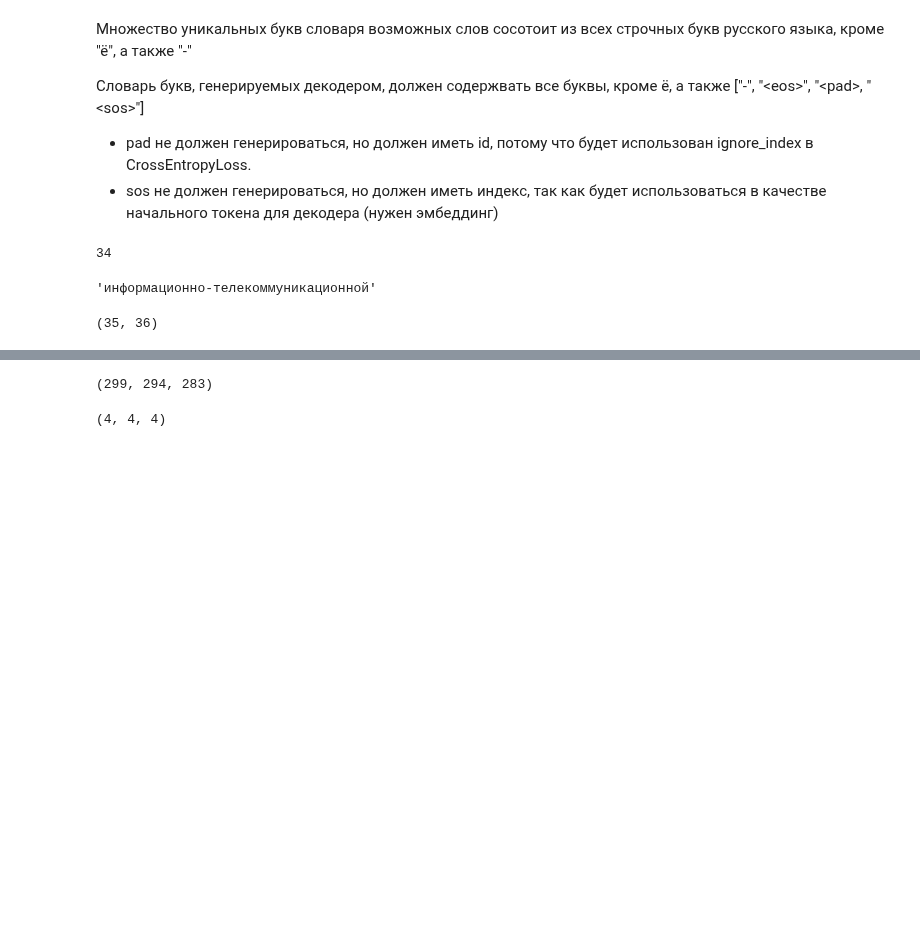
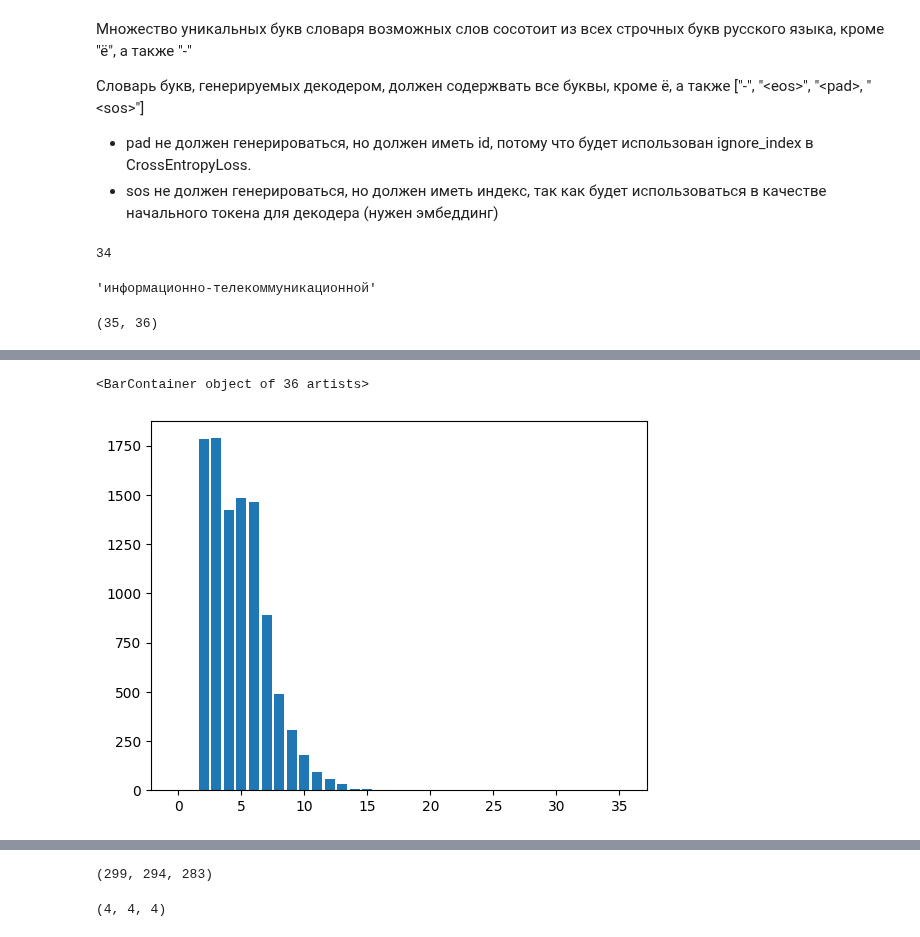
Before and after one commit to proshian/neuroswipe, a Jupyter notebook: src/data_analysis/analysis.ipynb, the cells around one changed output, grey strips where cells are left out. Drawn from its saved outputs; the diff is of its cells as text; code cells hidden in the pictures; blank space fills up the shorter version.

```diff
--- a/src/data_analysis/analysis.ipynb
+++ b/src/data_analysis/analysis.ipynb
@@ -279 +134,6 @@ test_dataset_path = "../../data/data/result_noctx_10k/test.jsonl"
+# %%
+plt.bar(val_word_len_counts.keys(), val_word_len_counts.values(), alpha=0.5, label='val')
+# %% [output]
+<BarContainer object of 36 artists>
+[figure, added]
 # %%
```
Also changed, not shown: parts of 48 cells of this notebook, 1 other file.
